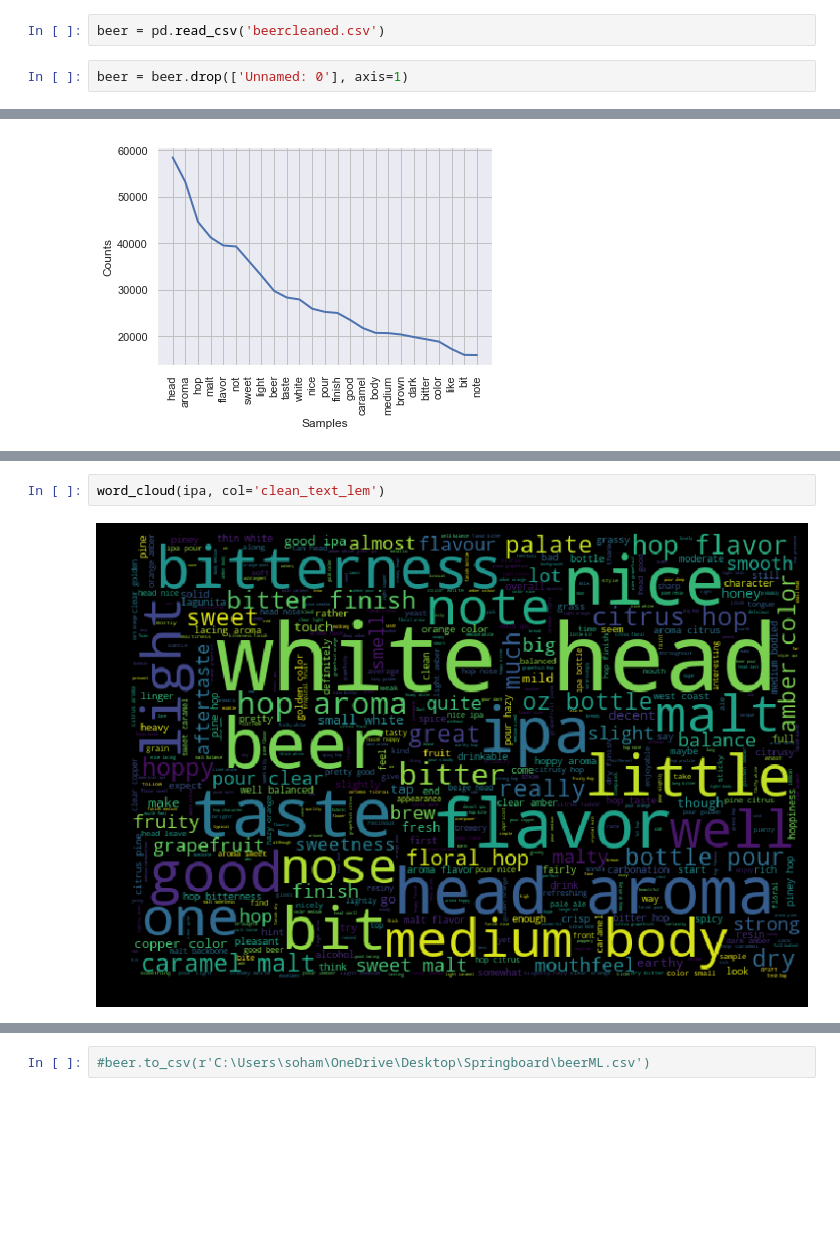
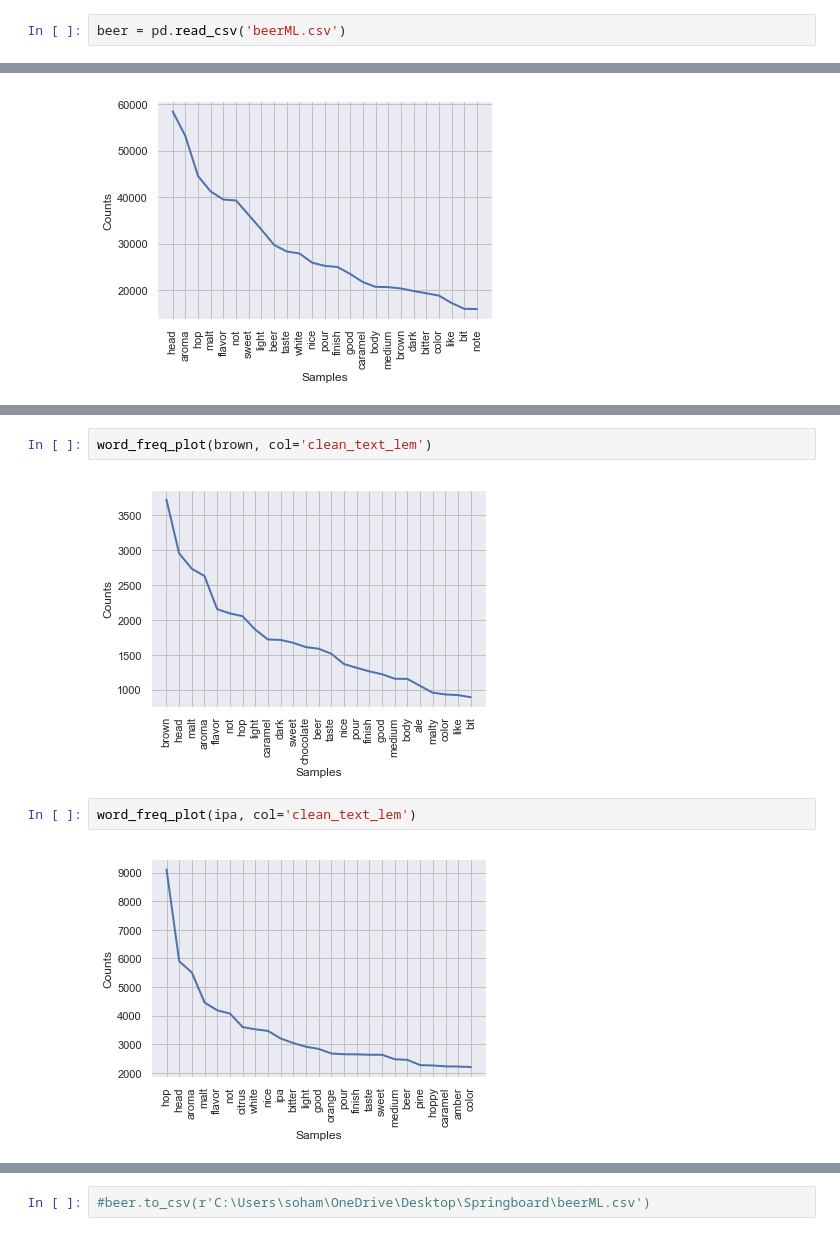
Before and after one commit to sdesaidata/Springboard, a Jupyter notebook: Capstone_Project_I/EDA.ipynb, the cells around one changed output, grey strips where cells are left out. Saved outputs shown, nothing was run; the diff lists cells and outputs as text; blank space fills up the shorter version.

```diff
--- a/Capstone_Project_I/EDA.ipynb
+++ b/Capstone_Project_I/EDA.ipynb
@@ -26,9 +26,7 @@ import nltk
 from nltk.tokenize import word_tokenize
 from wordcloud import WordCloud
 # %%
-beer = pd.read_csv('beercleaned.csv')
+beer = pd.read_csv('beerML.csv')
-# %%
-beer = beer.drop(['Unnamed: 0'], axis=1)
 # %% [markdown]
 ## Define Functions
 I will define some functions for later use.
@@ -803,4 +923,8 @@ word_freq_plot(beer, col='clean_text_lem')
+# %%
+word_freq_plot(brown, col='clean_text_lem')
+# %% [output]
+[figure, added]
 # %%
-word_cloud(ipa, col='clean_text_lem')
+word_freq_plot(ipa, col='clean_text_lem')
 # %% [output]
-[figure, old version]
+[figure, new version]
```
Also changed, not shown: parts of 22 cells of this notebook, 15 other files.
